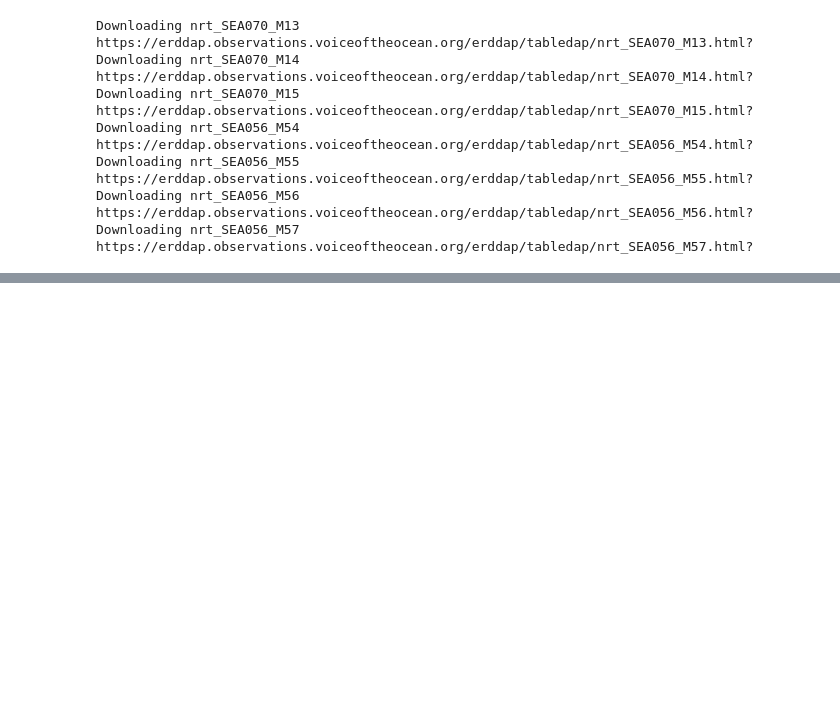
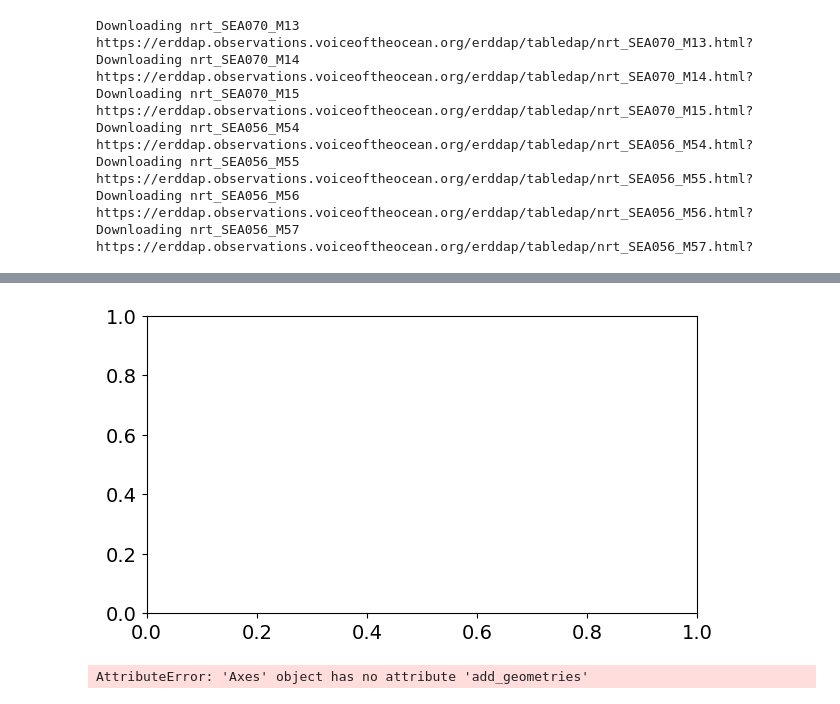
Before and after one commit to MartinMohrmann/Mohrmann_et_al_NS_methane_baltic, a Jupyter notebook: rf_NatFigure1.ipynb, the cells around one changed output, grey strips where cells are left out. Drawn from its saved outputs; the diff is of its cells as text; code cells hidden in the pictures; blank space fills up the shorter version.

```diff
--- a/rf_NatFigure1.ipynb
+++ b/rf_NatFigure1.ipynb
@@ -256,0 +315,24 @@ data in one row, patching lon
+# %%
+from matplotlib.offsetbox import OffsetImage, AnnotationBbox
+fig = plt.figure(figsize=[15,8])
+gs = fig.add_gridspec(nrows=10, ncols=10, hspace=0.5, wspace=1)
+ax2 = fig.add_subplot(gs[5:,0:5])
+
+#plt.show()
+# %% [output]
+[figure, added]
+# %%
+# used in text nano-moles l-1
+# used in figure moles l-1
+# conversion factor: *1e9
+import geopandas as gp
+df_helcom = gp.read_file("../data/input/_ags_HELCOM_subbasins_2022_level21/HELCOM_subbasins_2022_level2.shp")
+#secondround = dict(showmodel=True, zoomin=False)
+#fig, ax, pc, gl = create_map_figure(fig, ax, zoomin=False)
+#gl.xlabels_top = True
+#gl.xlabels_bottom = False
+#gl.xlabel_style = {'color':'k', 'rotation':0}
+
+mapplotting.plot_helcom(ax, df_helcom)
+# %% [output]
+AttributeError: 'Axes' object has no attribute 'add_geometries'
```
Also changed, not shown: parts of 6 cells of this notebook.
